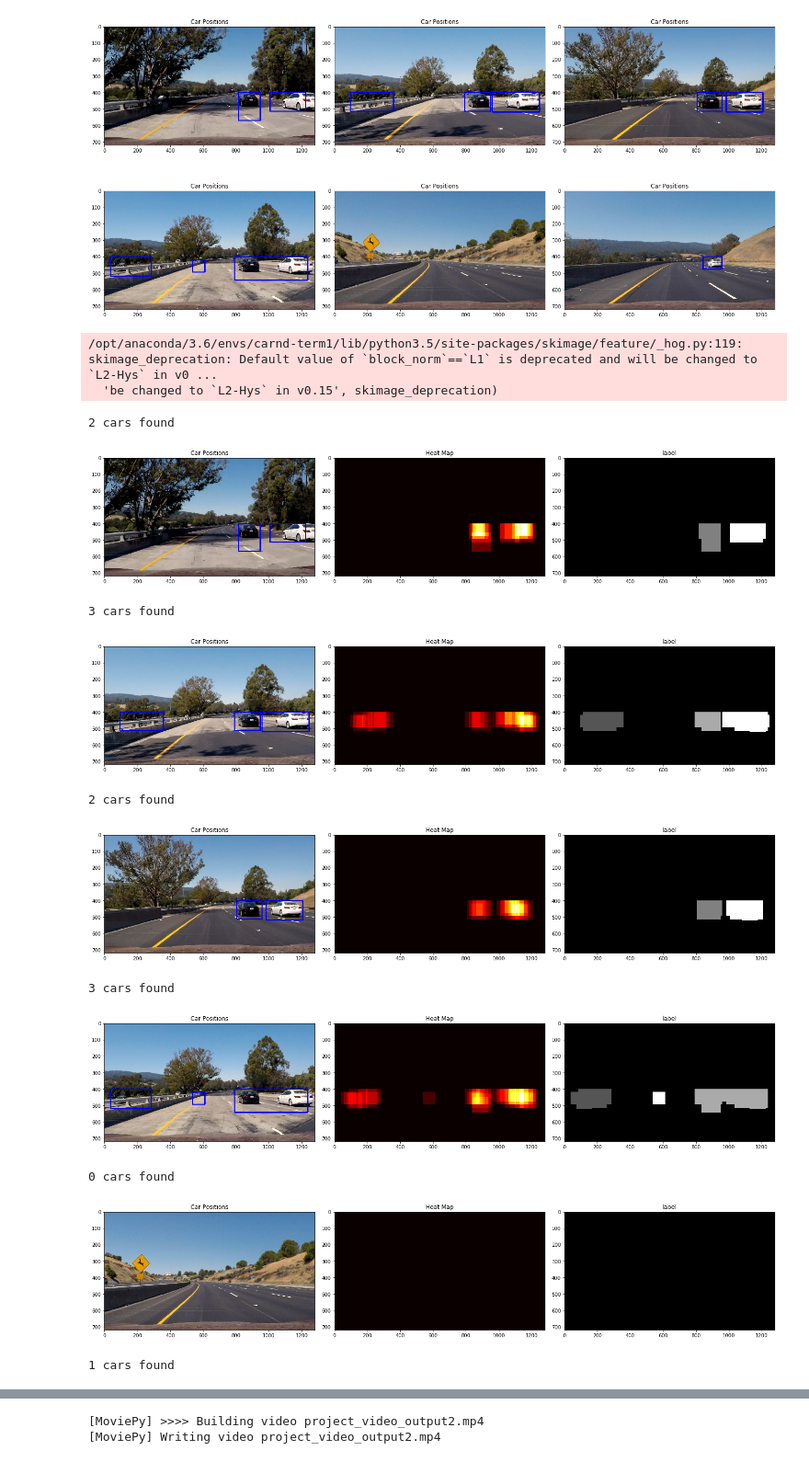
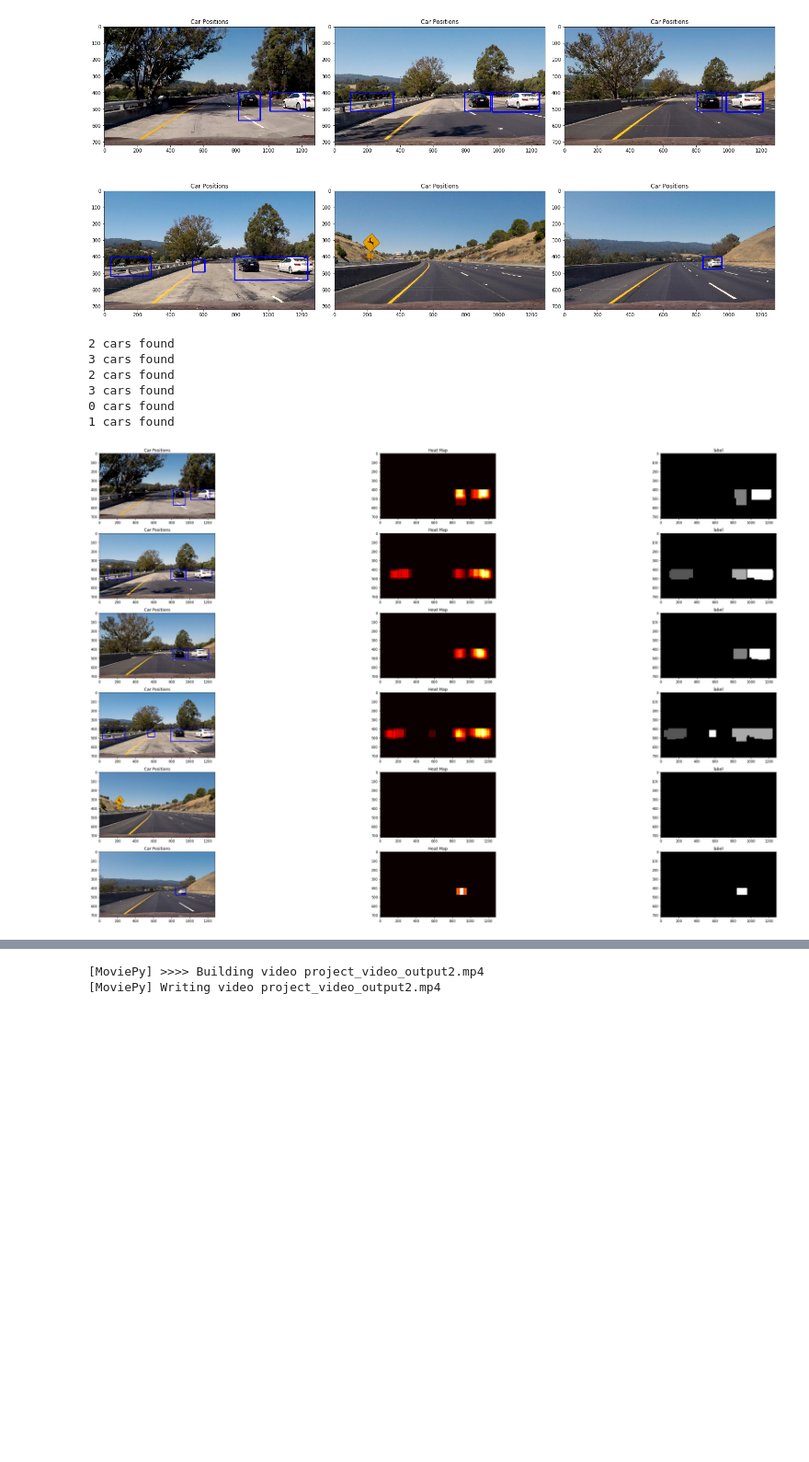
Before and after one commit to peiyong86/CarND-Vehicle-Detection, a Jupyter notebook: testing.ipynb, the cells around one changed output, grey strips where cells are left out. Shown at 92% size. Cells and saved outputs as stored; diff of their text form; code cells hidden in the pictures; blank space fills up the shorter version.

```diff
--- a/testing.ipynb
+++ b/testing.ipynb
@@ -225,7 +225,9 @@ ystart = 400
 ystop = 656
 scale = 2.0
 
-for imgname in imglist:
+fig = plt.figure(figsize=(60, 30))
+
+for i, imgname in enumerate(imglist):
     img = mpimg.imread(imgname)
 
     scale = 1.8
@@ -233,49 +235,44 @@ for imgname in imglist:
                                 X_scaler, orient, pix_per_cell, cell_per_block, spatial_size, hist_bins)
 
     scale = 1.5
     out_img, bboxes2 = find_cars(img, ystart, ystop, scale, svc,
                                 X_scaler, orient, pix_per_cell, cell_per_block, spatial_size, hist_bins)
 
     scale = 1.2
     out_img, bboxes3 = find_cars(img, ystart, ystop, scale, svc,
                                 X_scaler, orient, pix_per_cell, cell_per_block, spatial_size, hist_bins)
 
     bboxes = bboxes1 + bboxes2 + bboxes3
 
     heatmap = get_heatmap(out_img, bboxes)
 
     labels = label(heatmap)
 
     out_img = draw_labeled_bboxes(np.copy(img), labels)
 
-    fig = plt.figure(figsize=(20, 10))
 
-    plt.subplot(131)
+
+    plt.subplot(6, 3, i*3+1)
     plt.imshow(out_img)
     plt.title('Car Positions')
 
-    plt.subplot(132)
+    plt.subplot(6, 3, i*3+2)
     plt.imshow(heatmap, cmap='hot')
     plt.title('Heat Map')
 
-    plt.subplot(133)
+    plt.subplot(6, 3, i*3+3)
     print(labels[1], 'cars found')
     plt.imshow(labels[0], cmap='gray')
     plt.title('label')
 
-    fig.tight_layout()
-    plt.show()
+fig.tight_layout()
+plt.show()
+fig.savefig('./examples/bboxes_and_heat2.png')
 # %% [output]
-/opt/anaconda/3.6/envs/carnd-term1/lib/python3.5/site-packages/skimage/feature/_hog.py:119: skimage_deprecation: Default value of `block_norm`==`L1` is deprecated and will be changed to `L2-Hys` in v0 ...
-  'be changed to `L2-Hys` in v0.15', skimage_deprecation)
+2 cars found
+3 cars found
+2 cars found
+3 cars found
+0 cars found
+1 cars found
-2 cars found
-[figure, old version]
+[figure, new version]
-3 cars found
-[figure, removed]
-2 cars found
-[figure, removed]
-3 cars found
-[figure, removed]
-0 cars found
-[figure, removed]
-1 cars found
```
Also changed, not shown: parts of 1 cell of this notebook, 1 other file.
